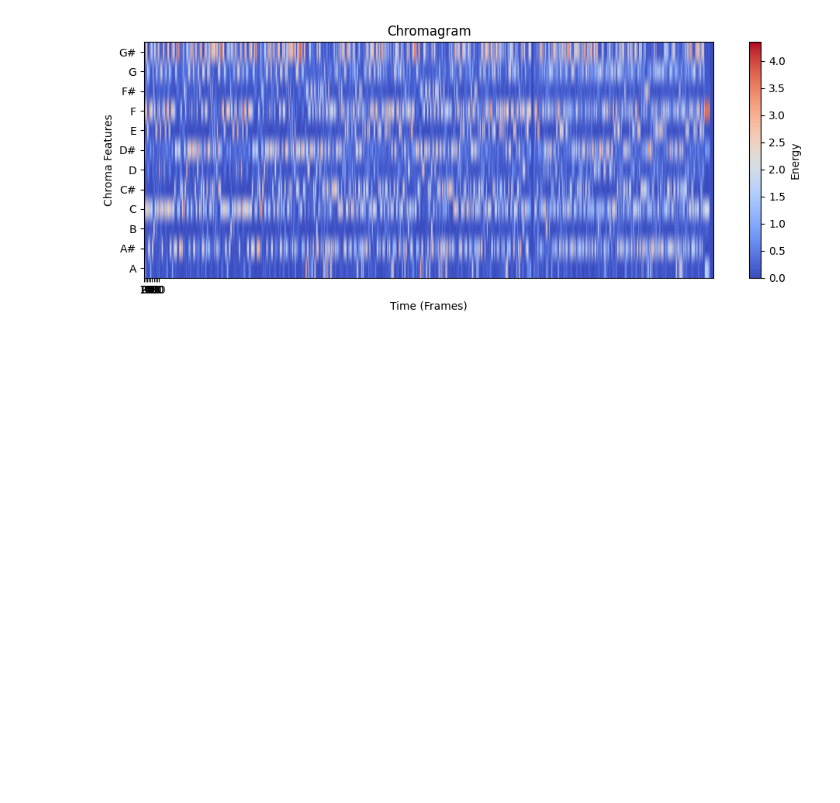
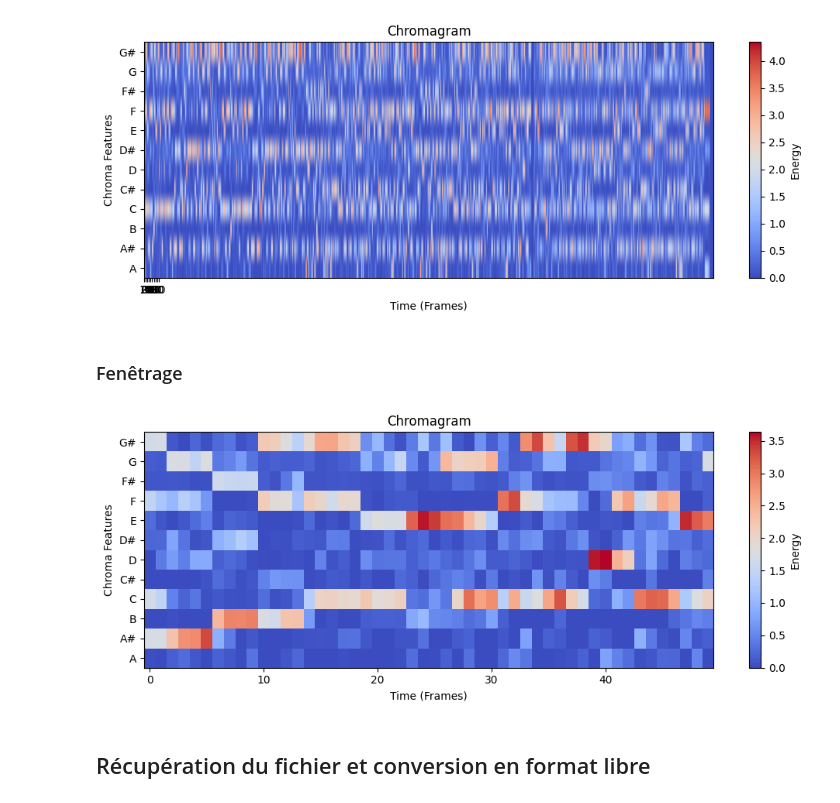
Before and after one commit to AugustinBouquillard/ClassicalGraph, a Jupyter notebook: clustering_audio.ipynb, the cells around one changed output. Drawn from its saved outputs; the diff is of its cells as text; code cells hidden in the pictures; blank space fills up the shorter version.

Commit message:
Fenêtrage et chromagramme

```diff
--- a/clustering_audio.ipynb
+++ b/clustering_audio.ipynb
@@ -11,2 +9,3 @@ import matplotlib.pyplot as plt
 # %%
 filename = "cross-composer\chroma-nnls_01_bach.csv"
+li_notes = ['time','A','A#','B','C','C#','D','D#','E','F','F#','G','G#']
@@ -76,3 +77,34 @@ plt.tight_layout()
 plt.show()
 # %% [output]
 [figure]
+# %% [markdown]
+### Fenêtrage
+# %%
+def window_dataframe(df, window_size, hop_length):
+    # Nombre de fenêtres possibles
+    num_windows = (len(df) - window_size) // hop_length + 1
+    windows = []
+
+    for i in range(num_windows):
+        start = i * hop_length
+        end = start + window_size
+        windows.append(df.iloc[start:end].values)  # Ajouter la fenêtre
+
+    return np.array(windows)
+# %%
+li_data = window_dataframe(data,50,10)
+# %%
+plt.figure(figsize=(10, 4))
+plt.imshow(li_data[5].T, aspect='auto', origin='lower', cmap='coolwarm')
+plt.colorbar(label='Energy')
+plt.title('Chromagram')
+plt.xlabel('Time (Frames)')
+plt.ylabel('Chroma Features')
+#plt.xticks(ticks=np.arange(0, 100, 10), labels=np.arange(0, 100, 10))  # Ajustez les ticks si nécessaire
+plt.yticks(ticks=np.arange(12), labels=data.columns)  # Noms des chroma
+plt.tight_layout()
+plt.show()
+# %% [output]
+[figure, added]
+# %% [markdown]
+## Récupération du fichier et conversion en format libre
```
Also changed, not shown: parts of 6 cells of this notebook.
